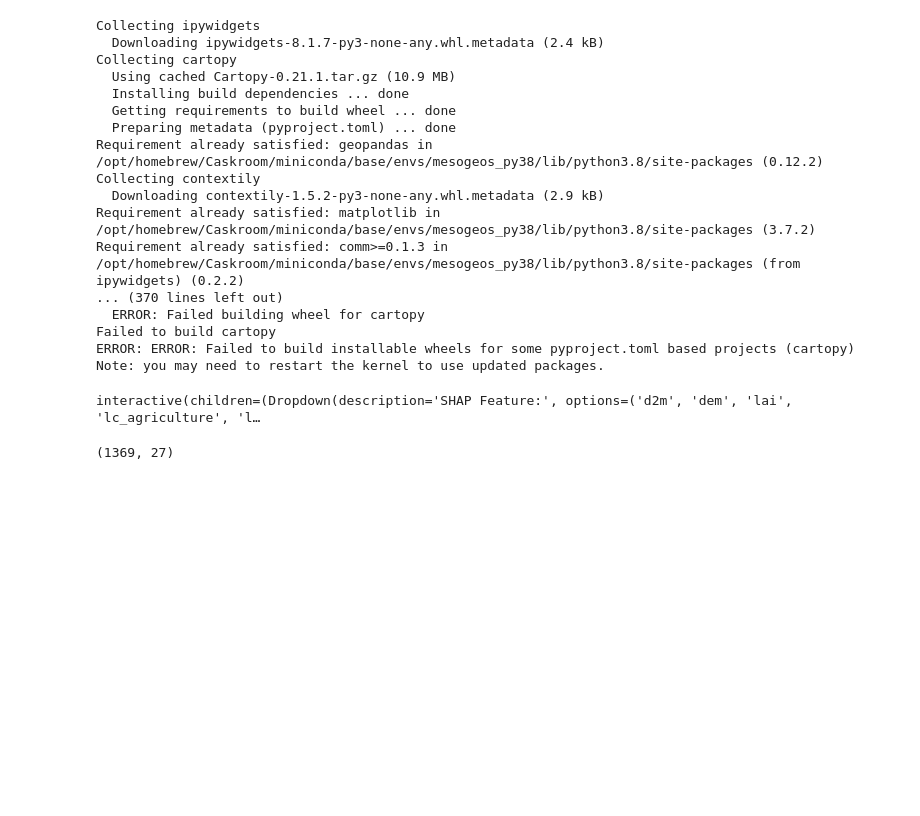
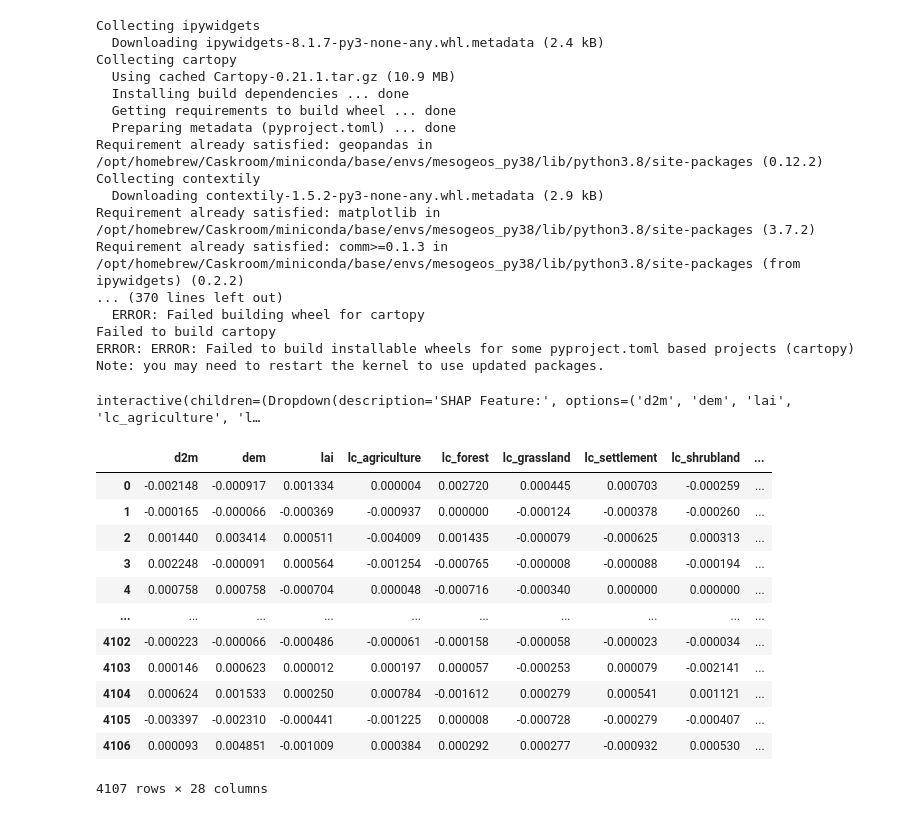
Before and after one commit to paulinebecker2002/mesogeos, a Jupyter notebook: outputs/shap_ig_plots.ipynb, the cells around one changed output. Saved outputs shown, nothing was run; the diff lists cells and outputs as text; code cells hidden in the pictures; blank space fills up the shorter version.

```diff
--- a/outputs/shap_ig_plots.ipynb
+++ b/outputs/shap_ig_plots.ipynb
@@ -100,9 +103,21 @@ widgets.interact(plot_feature_map, feature_name=dropdown, label_filter=dataset_s
 # %% [output]
 interactive(children=(Dropdown(description='SHAP Feature:', options=('d2m', 'dem', 'lai', 'lc_agriculture', 'l…
 # %%
-print(df_pos.shape)
+df
 # %% [output]
+|  | d2m | dem | lai | lc_agriculture | lc_forest | lc_grassland | lc_settlement | lc_shrubland | ... |
+| 0 | -0.002148 | -0.000917 | 0.001334 | 0.000004 | 0.002720 | 0.000445 | 0.000703 | -0.000259 | ... |
+| 1 | -0.000165 | -0.000066 | -0.000369 | -0.000937 | 0.000000 | -0.000124 | -0.000378 | -0.000260 | ... |
+| 2 | 0.001440 | 0.003414 | 0.000511 | -0.004009 | 0.001435 | -0.000079 | -0.000625 | 0.000313 | ... |
+| 3 | 0.002248 | -0.000091 | 0.000564 | -0.001254 | -0.000765 | -0.000008 | -0.000088 | -0.000194 | ... |
+| 4 | 0.000758 | 0.000758 | -0.000704 | 0.000048 | -0.000716 | -0.000340 | 0.000000 | 0.000000 | ... |
+| ... | ... | ... | ... | ... | ... | ... | ... | ... | ... |
+| 4102 | -0.000223 | -0.000066 | -0.000486 | -0.000061 | -0.000158 | -0.000058 | -0.000023 | -0.000034 | ... |
+| 4103 | 0.000146 | 0.000623 | 0.000012 | 0.000197 | 0.000057 | -0.000253 | 0.000079 | -0.002141 | ... |
+| 4104 | 0.000624 | 0.001533 | 0.000250 | 0.000784 | -0.001612 | 0.000279 | 0.000541 | 0.001121 | ... |
+| 4105 | -0.003397 | -0.002310 | -0.000441 | -0.001225 | 0.000008 | -0.000728 | -0.000279 | -0.000407 | ... |
+| 4106 | 0.000093 | 0.004851 | -0.001009 | 0.000384 | 0.000292 | 0.000277 | -0.000932 | 0.000530 | ... |
-(1369, 27)
+4107 rows × 28 columns
 # %%
 def plot_shap_geopandas(df, shap_column, title="SHAP Map", cmap="viridis"):
     """
```
Also changed, not shown: parts of 3 cells of this notebook, 23 other files.
